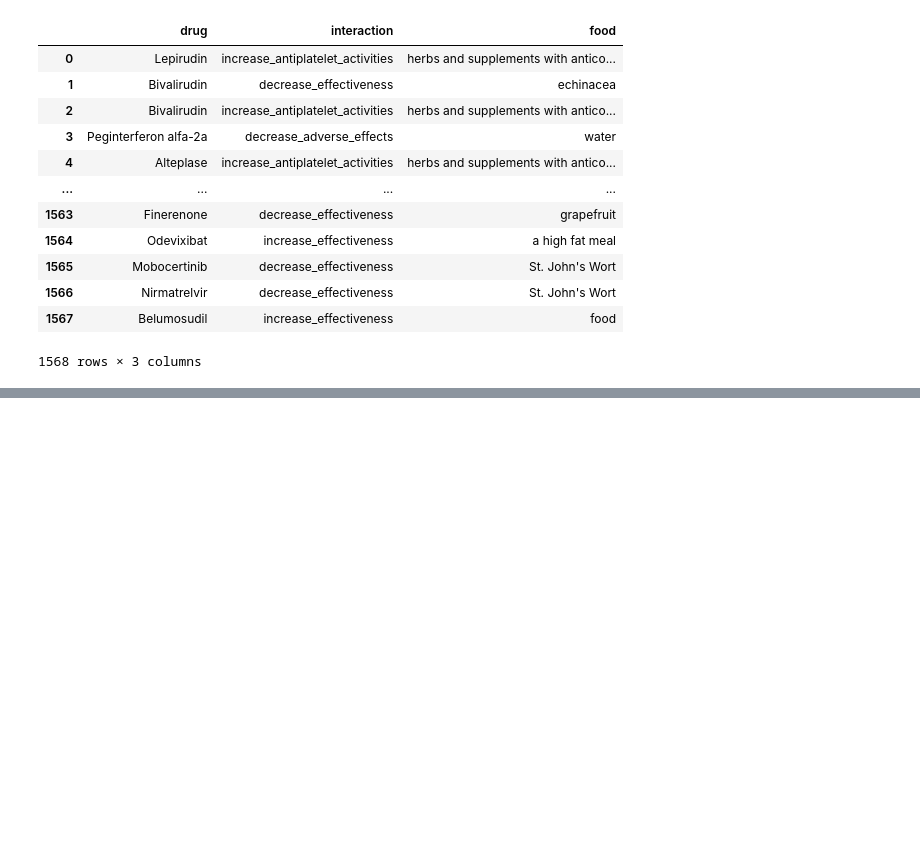
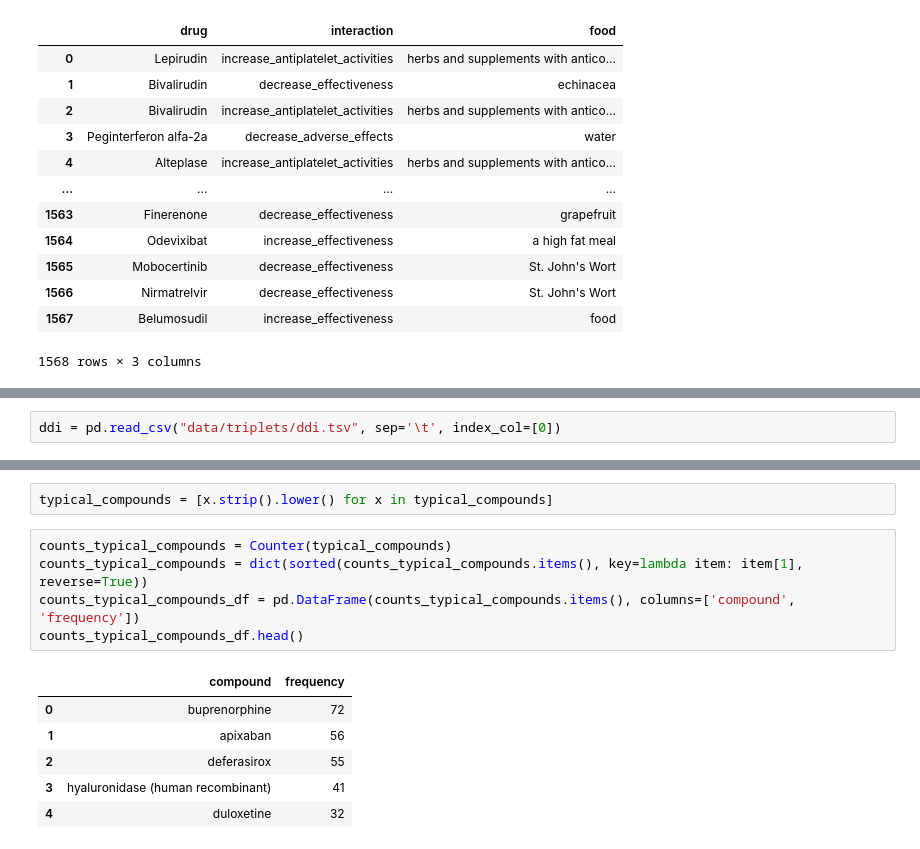
Before and after one commit to marketakrenkova/drug-interaction-prediction, a Jupyter notebook: drugBank_data_explore.ipynb, the cells around one changed output, grey strips where cells are left out. Drawn from its saved outputs; the diff is of its cells as text; blank space fills up the shorter version.

```diff
--- a/drugBank_data_explore.ipynb
+++ b/drugBank_data_explore.ipynb
@@ -331,0 +377,2 @@ food_interactions_triplets
+# %%
+ddi = pd.read_csv("data/triplets/ddi.tsv", sep='\t', index_col=[0])
@@ -331,0 +432,14 @@ food_interactions_triplets
+# %%
+typical_compounds = [x.strip().lower() for x in typical_compounds]
+# %%
+counts_typical_compounds = Counter(typical_compounds)
+counts_typical_compounds = dict(sorted(counts_typical_compounds.items(), key=lambda item: item[1], reverse=True))
+counts_typical_compounds_df = pd.DataFrame(counts_typical_compounds.items(), columns=['compound', 'frequency'])
+counts_typical_compounds_df.head()
+# %% [output]
+|  | compound | frequency |
+| 0 | buprenorphine | 72 |
+| 1 | apixaban | 56 |
+| 2 | deferasirox | 55 |
+| 3 | hyaluronidase (human recombinant) | 41 |
+| 4 | duloxetine | 32 |
```
Also changed, not shown: parts of 10 cells of this notebook, 1 other file.
